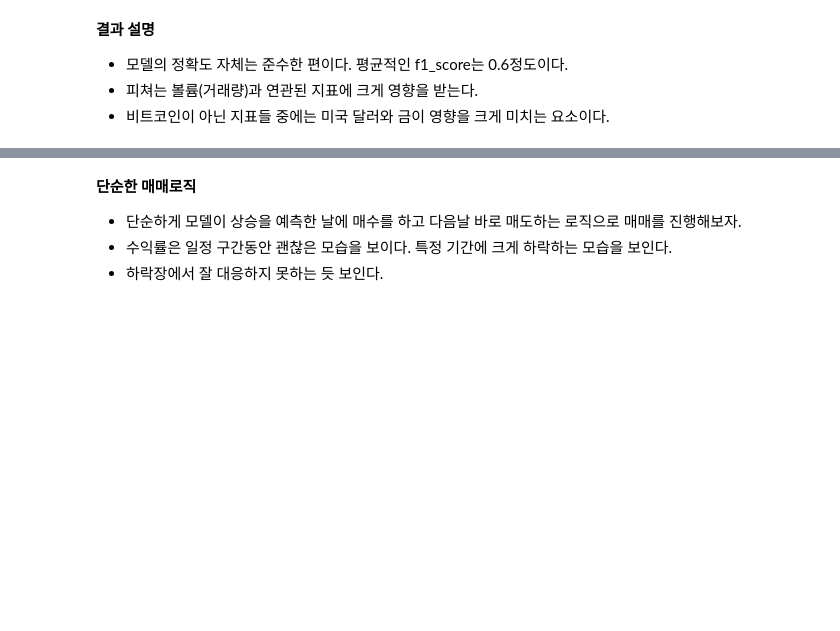
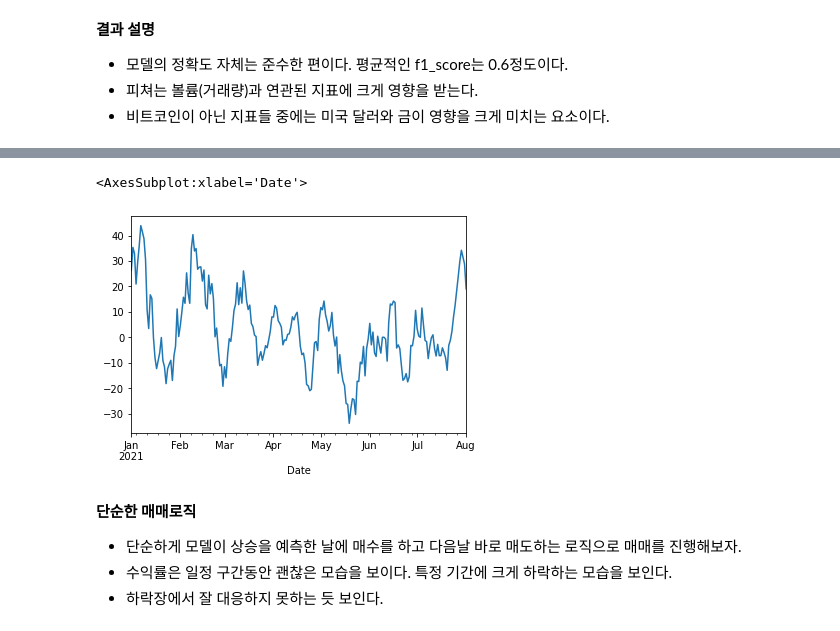
Before and after one commit to Think-JIn99/All-about-Market, a Jupyter notebook: trading/Jeong/machine_trade/model/only_btc/model_test_classify.ipynb, the cells around one changed output, grey strips where cells are left out. Cells and saved outputs as stored; diff of their text form; code cells hidden in the pictures; blank space fills up the shorter version.

```diff
--- a/trading/Jeong/machine_trade/model/only_btc/model_test_classify.ipynb
+++ b/trading/Jeong/machine_trade/model/only_btc/model_test_classify.ipynb
@@ -263,3 +280,8 @@ plt.plot(get_profit(target_long_point))
+# %%
+new_df.loc[start_day:end_day,'Pct_change'].plot()
+# %% [output]
+<AxesSubplot:xlabel='Date'>
+[figure, added]
 # %% [markdown]
 <b>단순한 매매로직</b>
 * 단순하게 모델이 상승을 예측한 날에 매수를 하고 다음날 바로 매도하는 로직으로 매매를 진행해보자.
```
Also changed, not shown: parts of 27 cells of this notebook.
